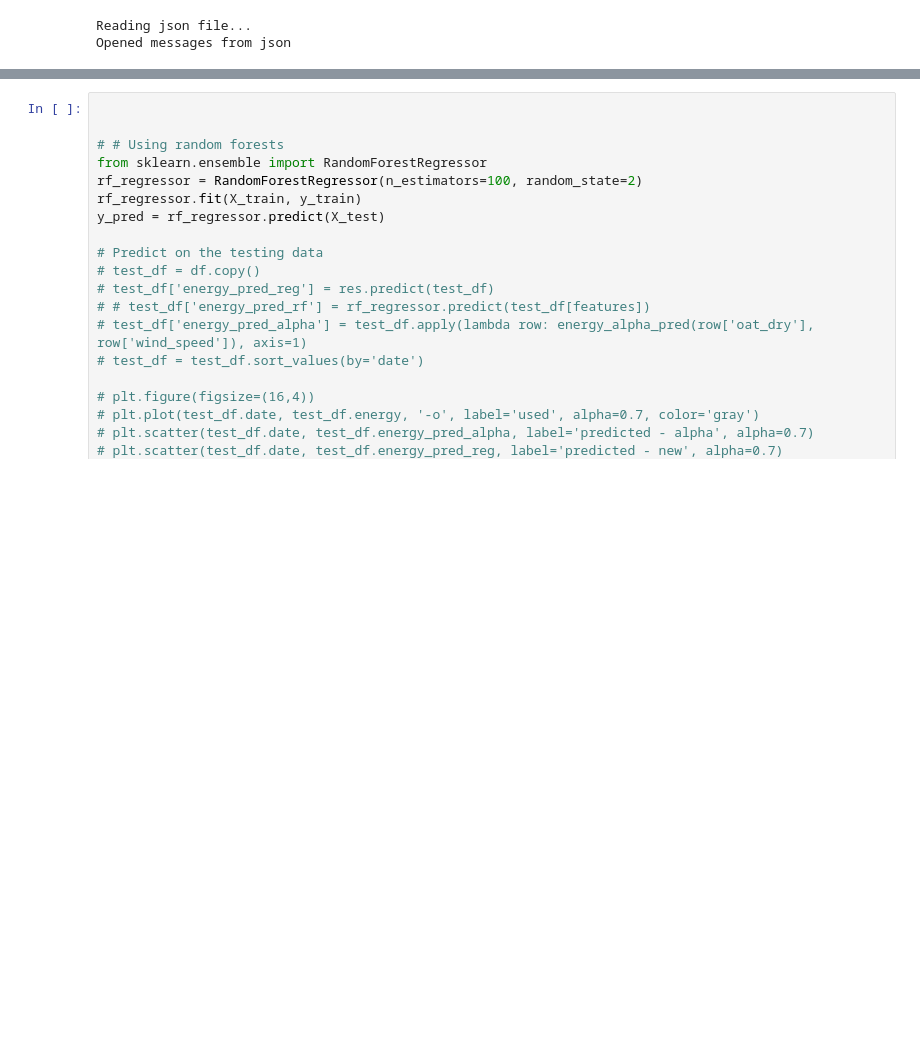
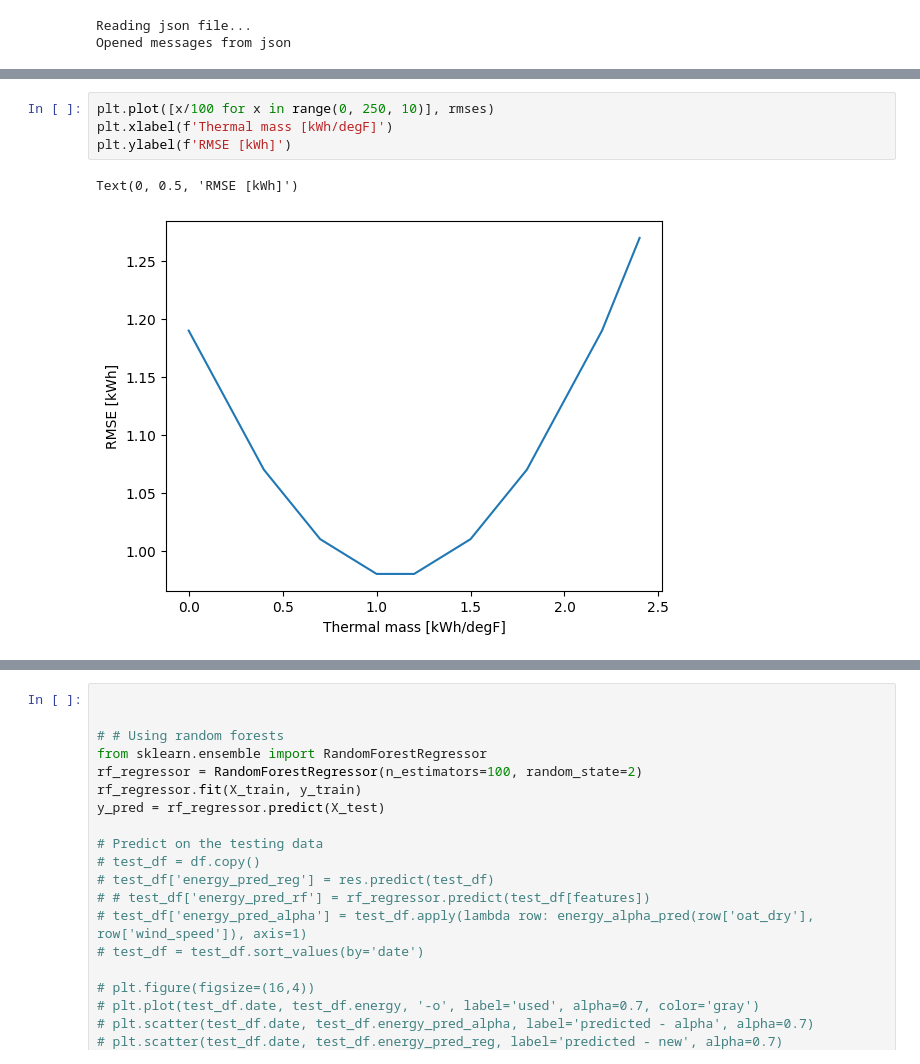
Before and after one commit to thegridelectric/visualizer, a Jupyter notebook: house_parameters/energy_prediction.ipynb, the cells around one changed output, grey strips where cells are left out. Saved outputs shown, nothing was run; the diff lists cells and outputs as text; blank space fills up the shorter version.

```diff
--- a/house_parameters/energy_prediction.ipynb
+++ b/house_parameters/energy_prediction.ipynb
@@ -107,0 +148,7 @@ There were 32 rows with NaNs
+# %%
+plt.plot([x/100 for x in range(0, 250, 10)], rmses)
+plt.xlabel(f'Thermal mass [kWh/degF]')
+plt.ylabel(f'RMSE [kWh]')
+# %% [output]
+Text(0, 0.5, 'RMSE [kWh]')
+[figure, added]
```
Also changed, not shown: parts of 12 cells of this notebook, 1 other file.
